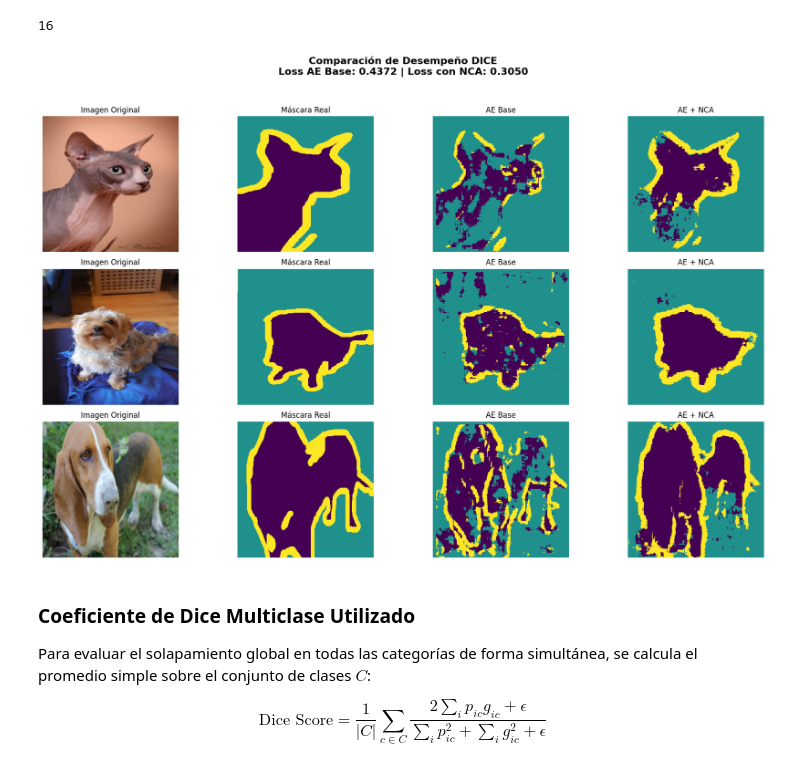
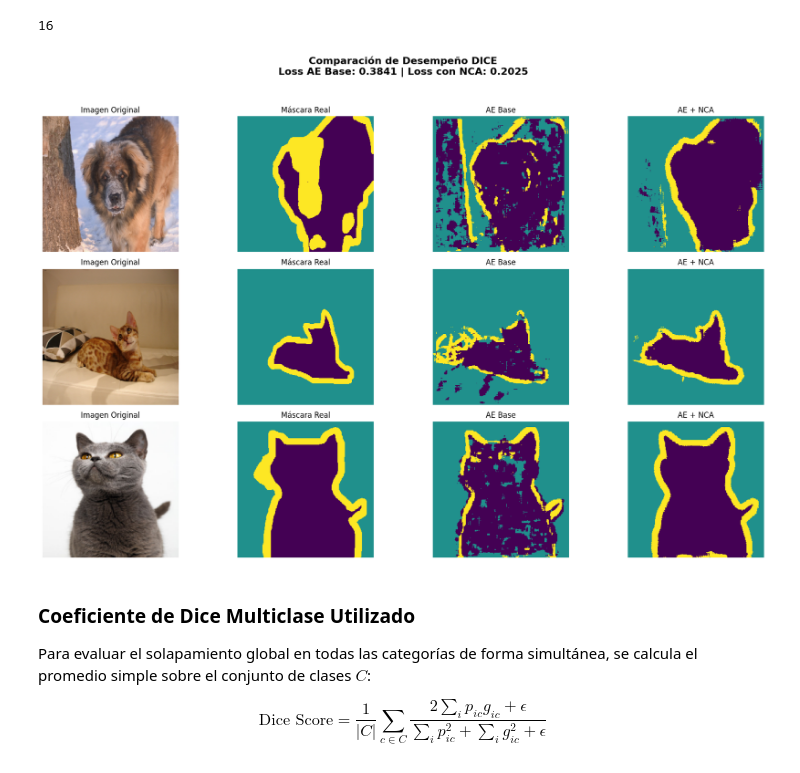
Before and after one commit to FernanSali/Meta-NCA-latente-para-segmentacion-imagenes, a Jupyter notebook: dataprocessing.ipynb, the cells around one changed output. Cells and saved outputs as stored; diff of their text form; code cells hidden in the pictures.

```diff
--- a/dataprocessing.ipynb
+++ b/dataprocessing.ipynb
@@ -126,14 +26,11 @@ params_encoder2 = {
 # %%
 ### USados en V1
-# =========================================================================
-# 🎛️ DEFINICIÓN DE VARIABLES COMUNES (HIPERPARÁMETROS ARQUITECTÓNICOS)
-# =========================================================================
 
 # 1. Configuración de Canales (Flujo Simétrico de Dimensiones)
 CHANNELS_IN       = 3   # Imágenes RGB de entrada
-CHANNELS_LEVEL_1  = 32  # Resolución alta (Skip Connection c1_out / d2_out)
-CHANNELS_LEVEL_2  = 64  # Resolución intermedia (Salida de compresión y Pass-Through)
-CHANNELS_LATENT   = 64  # Cuello de botella latente (Espacio del ADN / Entrada del NCA)
+CHANNELS_LEVEL_1  = 64  # Resolución alta (Skip Connection c1_out / d2_out)
+CHANNELS_LEVEL_2  = 128  # Resolución intermedia (Salida de compresión y Pass-Through)
+CHANNELS_LATENT   = 32  # Cuello de botella latente (Espacio del ADN / Entrada del NCA)
 CHANNELS_OUT      = 3   # Clases del Trimapa (Fondo, Interior, Contorno)
 
 # 2. Parámetros de Convolución Estándar
@@ -148,14 +45,14 @@ DROPOUT_DECODER   = 0.0
 ACT_RELU          = 'relu'
 ACT_NONE          = None
 
-# =========================================================================
-# 📐 DICCIONARIO DE PARÁMETROS CONFIGURADO CON VARIABLES COMUNES
-# =========================================================================
+
+## DICCIONARIO DE PARÁMETROS CONFIGURADO CON VARIABLES COMUNES
+
 
 params_encoder3 = {
     'in_c': CHANNELS_IN,
 
-    # ─── ENCODER ──────────────────────────────────────────────────────────
+    # ENCODER
     # Conv1 define el canal de nuestro skip_out de alta resolución.
     'Conv2DParams1': {
         'out_c': CHANNELS_LEVEL_1,
@@ -269,7 +155,7 @@ Loss en el batch de prueba (dice): 0.6781
 # %%
 meta_nca = models.MetaNCASegmenter(ae_params=params_encoder3, nca_steps=16).to(device)
 # %%
-meta_nca.load_state_dict(torch.load("metancav3.fase2_checkpoint_ep13.pth", map_location=device))
+meta_nca.load_state_dict(torch.load("metancav4.fase2_checkpoint_ep22.pth", map_location=device))
 # %% [output]
 <All keys matched successfully>
 # %%
@@ -277,10 +163,10 @@ meta_nca.nca_steps
 # %% [output]
 16
 # %%
-meta_nca.nca_steps = 32
+meta_nca.nca_steps = 64
 comparar_modelos(meta_nca.ae, meta_nca, dog_test_loader, device)
 # %% [output]
-[figure, old version]
+[figure, new version]
 # %% [markdown]
 ### Coeficiente de Dice Multiclase Utilizado
 
```
Also changed, not shown: parts of 13 cells of this notebook.
